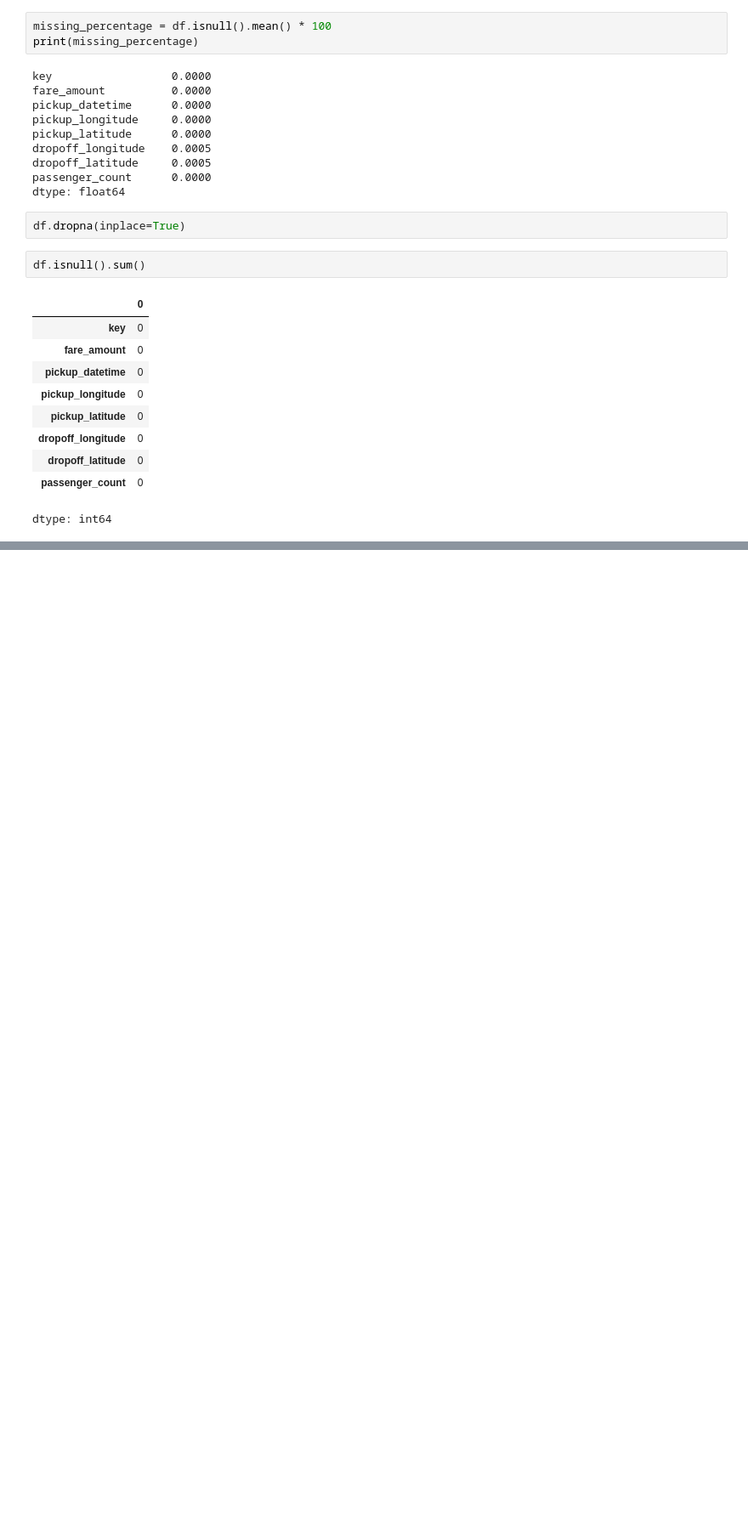
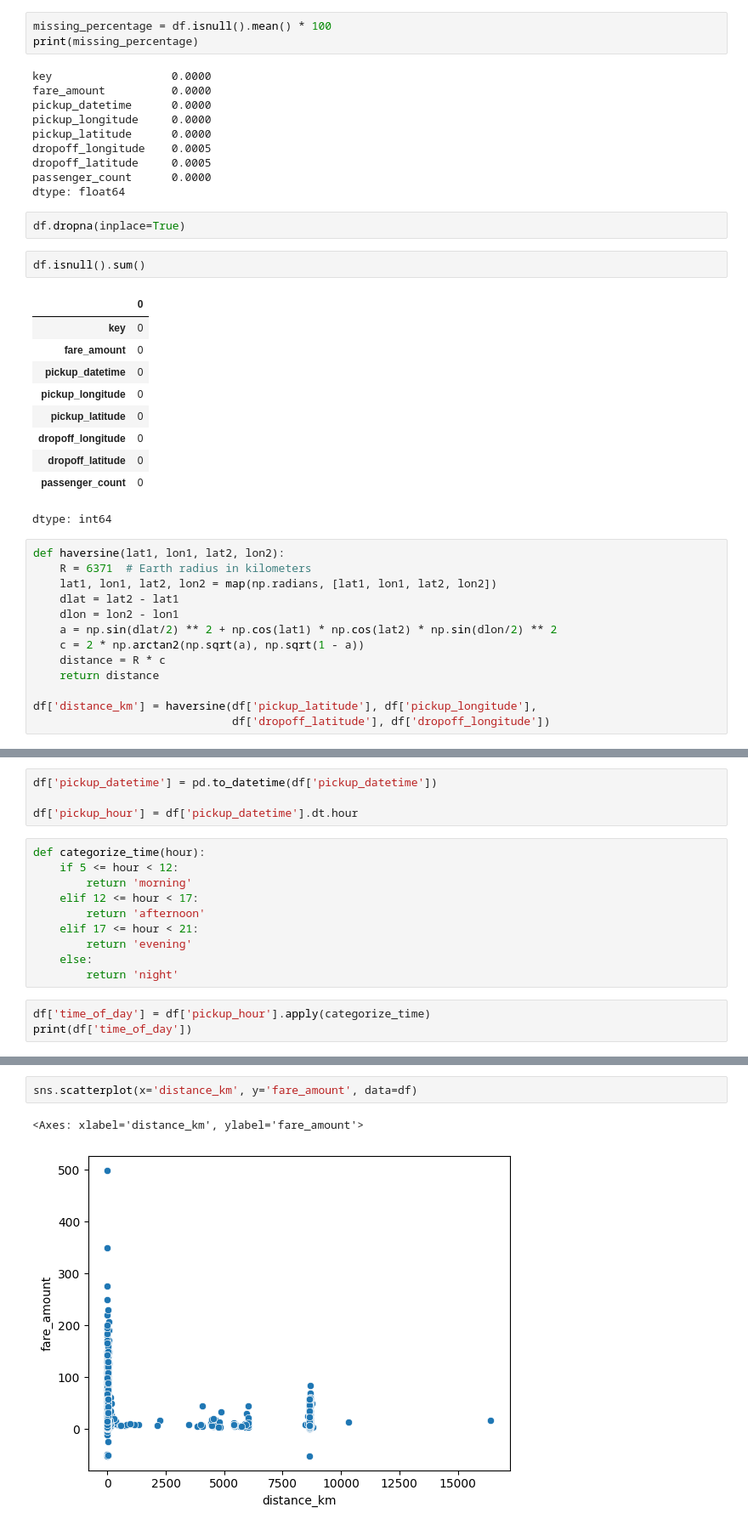
Before and after one commit to AshutoshDhungana/Fare_amount_prediction, a Jupyter notebook: TCfellowship_Ashutosh.ipynb, the cells around one changed output, grey strips where cells are left out. Shown at 85% size. Cells and saved outputs as stored; diff of their text form; blank space fills up the shorter version.

Commit message:
pre processed data

```diff
--- a/TCfellowship_Ashutosh.ipynb
+++ b/TCfellowship_Ashutosh.ipynb
@@ -135,3 +135,16 @@ df.isnull().sum()
 | dropoff_latitude | 0 |
 | passenger_count | 0 |
 dtype: int64
+# %%
+def haversine(lat1, lon1, lat2, lon2):
+    R = 6371  # Earth radius in kilometers
+    lat1, lon1, lat2, lon2 = map(np.radians, [lat1, lon1, lat2, lon2])
+    dlat = lat2 - lat1
+    dlon = lon2 - lon1
+    a = np.sin(dlat/2) ** 2 + np.cos(lat1) * np.cos(lat2) * np.sin(dlon/2) ** 2
+    c = 2 * np.arctan2(np.sqrt(a), np.sqrt(1 - a))
+    distance = R * c
+    return distance
+
+df['distance_km'] = haversine(df['pickup_latitude'], df['pickup_longitude'],
+                              df['dropoff_latitude'], df['dropoff_longitude'])
@@ -137,0 +165,17 @@ dtype: int64
+# %%
+df['pickup_datetime'] = pd.to_datetime(df['pickup_datetime'])
+
+df['pickup_hour'] = df['pickup_datetime'].dt.hour
+# %%
+def categorize_time(hour):
+    if 5 <= hour < 12:
+        return 'morning'
+    elif 12 <= hour < 17:
+        return 'afternoon'
+    elif 17 <= hour < 21:
+        return 'evening'
+    else:
+        return 'night'
+# %%
+df['time_of_day'] = df['pickup_hour'].apply(categorize_time)
+print(df['time_of_day'])
@@ -137,0 +244,5 @@ dtype: int64
+# %%
+sns.scatterplot(x='distance_km', y='fare_amount', data=df)
+# %% [output]
+<Axes: xlabel='distance_km', ylabel='fare_amount'>
+[figure, added]
```
Also changed, not shown: parts of 23 cells of this notebook.
